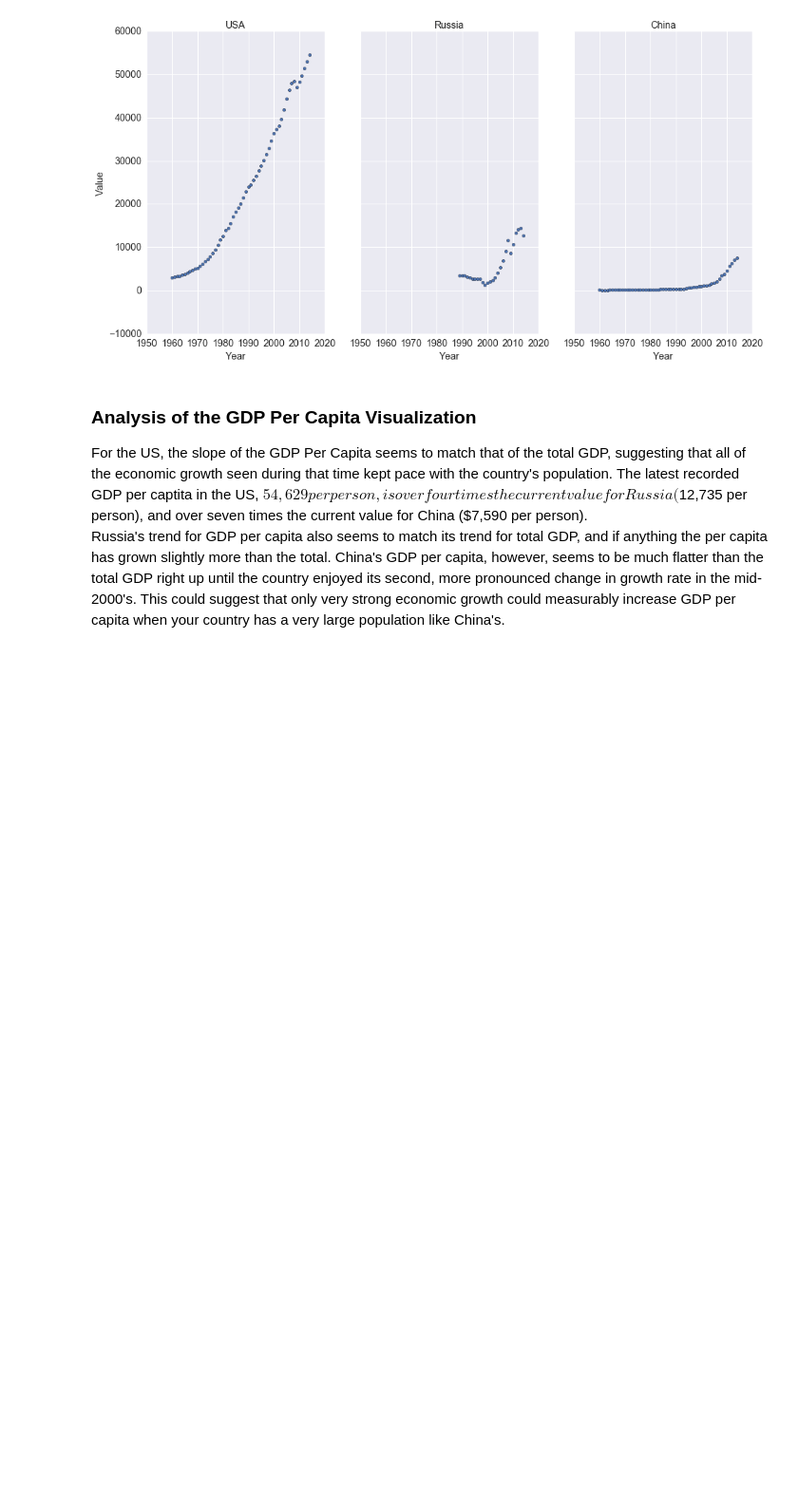
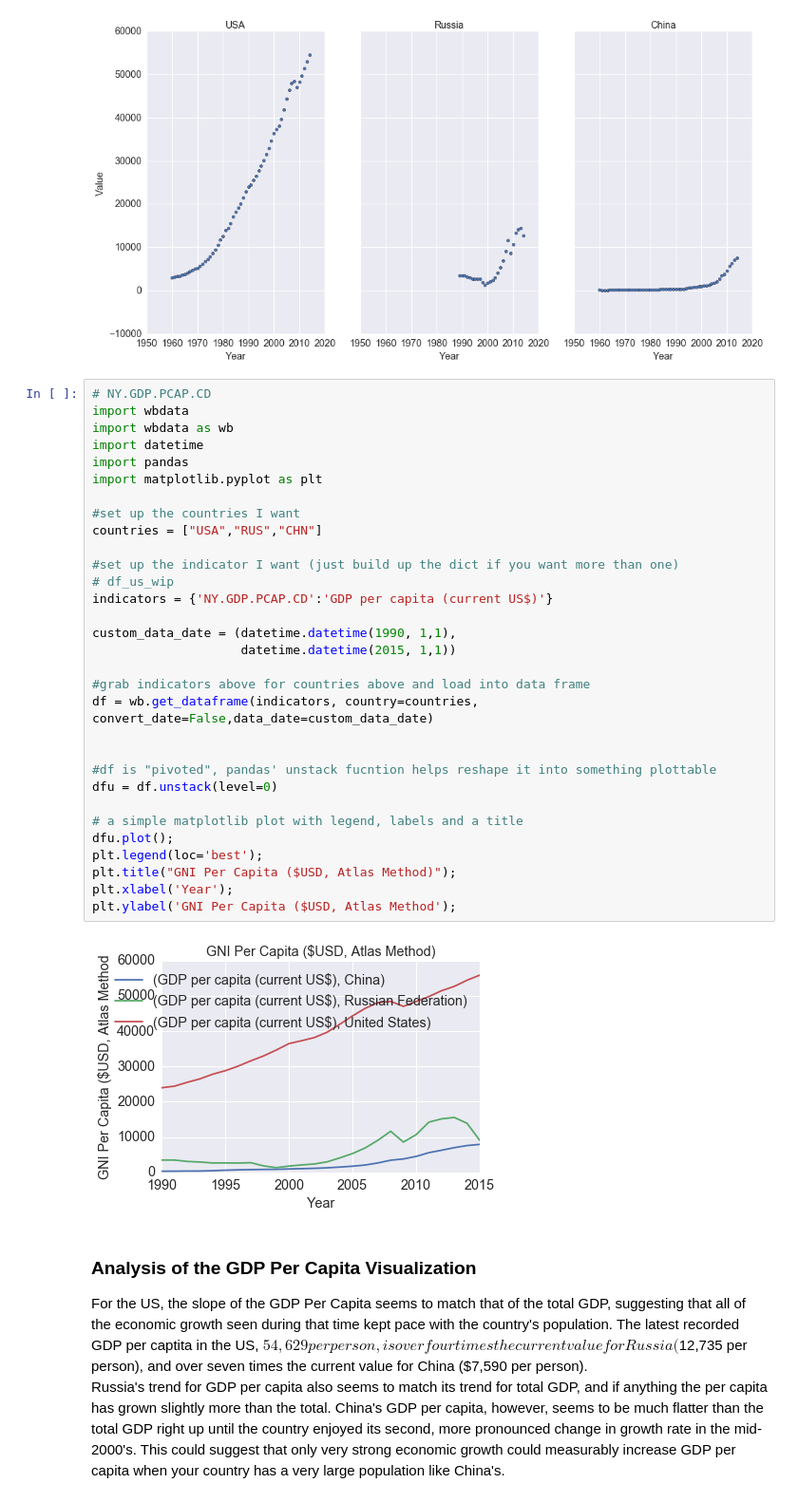
Before and after one commit to sanjayj/SMUMSDS2016, a Jupyter notebook: WDI Exploratory Data Analysis - GraphLab - support.ipynb, the cells around one changed output. Shown at 95% size. Saved outputs shown, nothing was run; the diff lists cells and outputs as text; blank space fills up the shorter version.

```diff
--- a/WDI Exploratory Data Analysis - GraphLab - support.ipynb
+++ b/WDI Exploratory Data Analysis - GraphLab - support.ipynb
@@ -1689,6 +1810,39 @@ df_chi_gdpc.plot(kind='scatter', x='Year', y='Value', ax=ax[2], title='China')
 Visualizing Gross Domestic Product (GDP) Per Capita for the US, Russia, and China
 <matplotlib.axes._subplots.AxesSubplot at 0x...>
 [figure]
+# %%
+# NY.GDP.PCAP.CD
+import wbdata
+import wbdata as wb
+import datetime
+import pandas
+import matplotlib.pyplot as plt
+
+#set up the countries I want
+countries = ["USA","RUS","CHN"]
+
+#set up the indicator I want (just build up the dict if you want more than one)
+# df_us_wip
+indicators = {'NY.GDP.PCAP.CD':'GDP per capita (current US$)'}
+
+custom_data_date = (datetime.datetime(1990, 1,1),
+                    datetime.datetime(2015, 1,1))
+
+#grab indicators above for countries above and load into data frame
+df = wb.get_dataframe(indicators, country=countries, convert_date=False,data_date=custom_data_date)
+
+
+#df is "pivoted", pandas' unstack fucntion helps reshape it into something plottable
+dfu = df.unstack(level=0)
+
+# a simple matplotlib plot with legend, labels and a title
+dfu.plot();
+plt.legend(loc='best');
+plt.title("GNI Per Capita ($USD, Atlas Method)");
+plt.xlabel('Year');
+plt.ylabel('GNI Per Capita ($USD, Atlas Method');
+# %% [output]
+[figure, added]
 # %% [markdown]
 ### Analysis of the GDP Per Capita Visualization
 For the US, the slope of the GDP Per Capita seems to match that of the total GDP, suggesting that all of the economic growth seen during that time kept pace with the country's population. The latest recorded GDP per captita in the US, $54,629 per person, is over four times the current value for Russia ($12,735 per person), and over seven times the current value for China ($7,590 per person).
```
Also changed, not shown: parts of 27 cells of this notebook.
